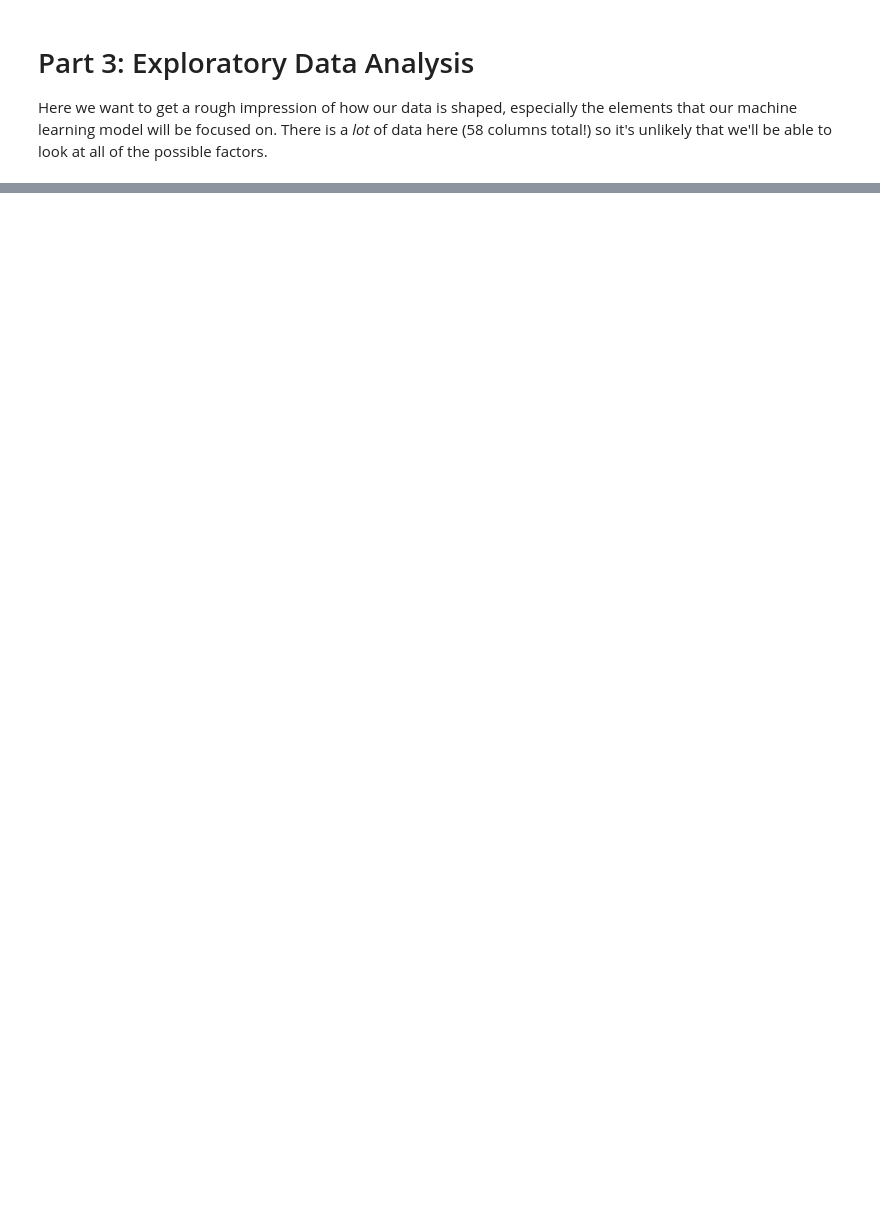
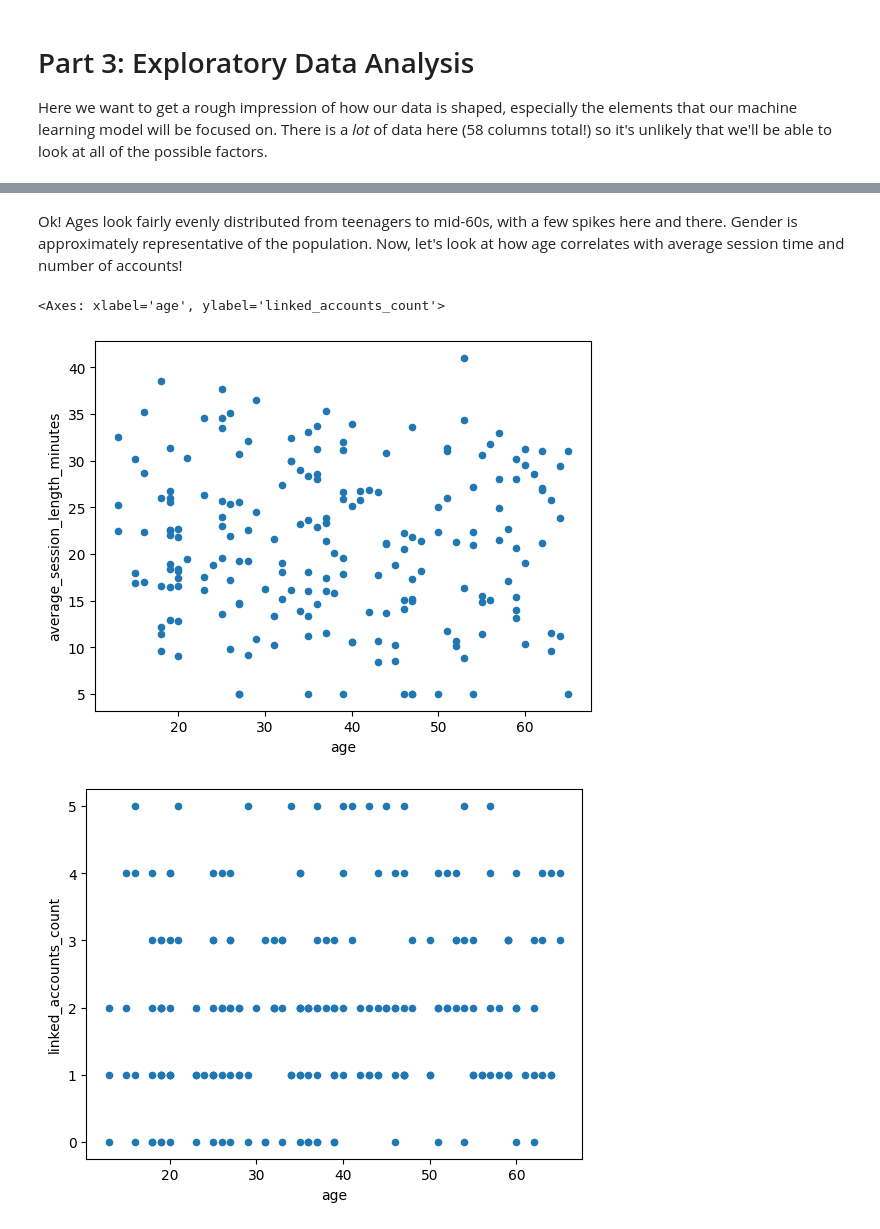
Before and after one commit to saishapitani/cmsc320GroupProj, a Jupyter notebook: final_proj.ipynb, the cells around one changed output, grey strips where cells are left out. Cells and saved outputs as stored; diff of their text form; code cells hidden in the pictures; blank space fills up the shorter version.

```diff
--- a/final_proj.ipynb
+++ b/final_proj.ipynb
@@ -81,0 +96,10 @@ df.plot(kind='scatter', x='age', y='average_session_length_minutes')
+# %% [markdown]
+Ok! Ages look fairly evenly distributed from teenagers to mid-60s, with a few spikes here and there. Gender is approximately representative of the population. Now, let's look at how age correlates with average session time and number of accounts!
+# %%
+
+df.plot(kind='scatter', x='age', y='average_session_length_minutes')
+df.plot(kind='scatter', x='age', y='linked_accounts_count')
+# %% [output]
+<Axes: xlabel='age', ylabel='linked_accounts_count'>
+[figure, added]
+[figure, added]
```
Also changed, not shown: parts of 9 cells of this notebook.
